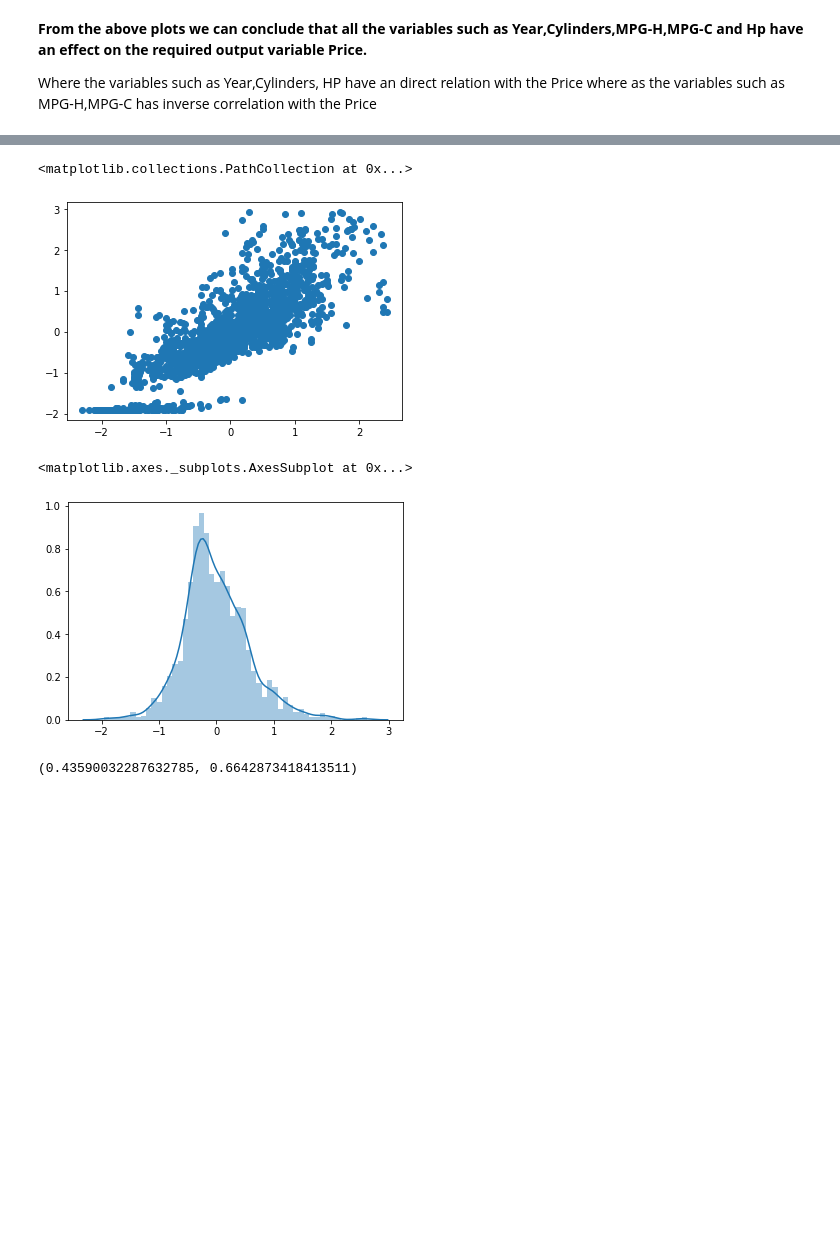
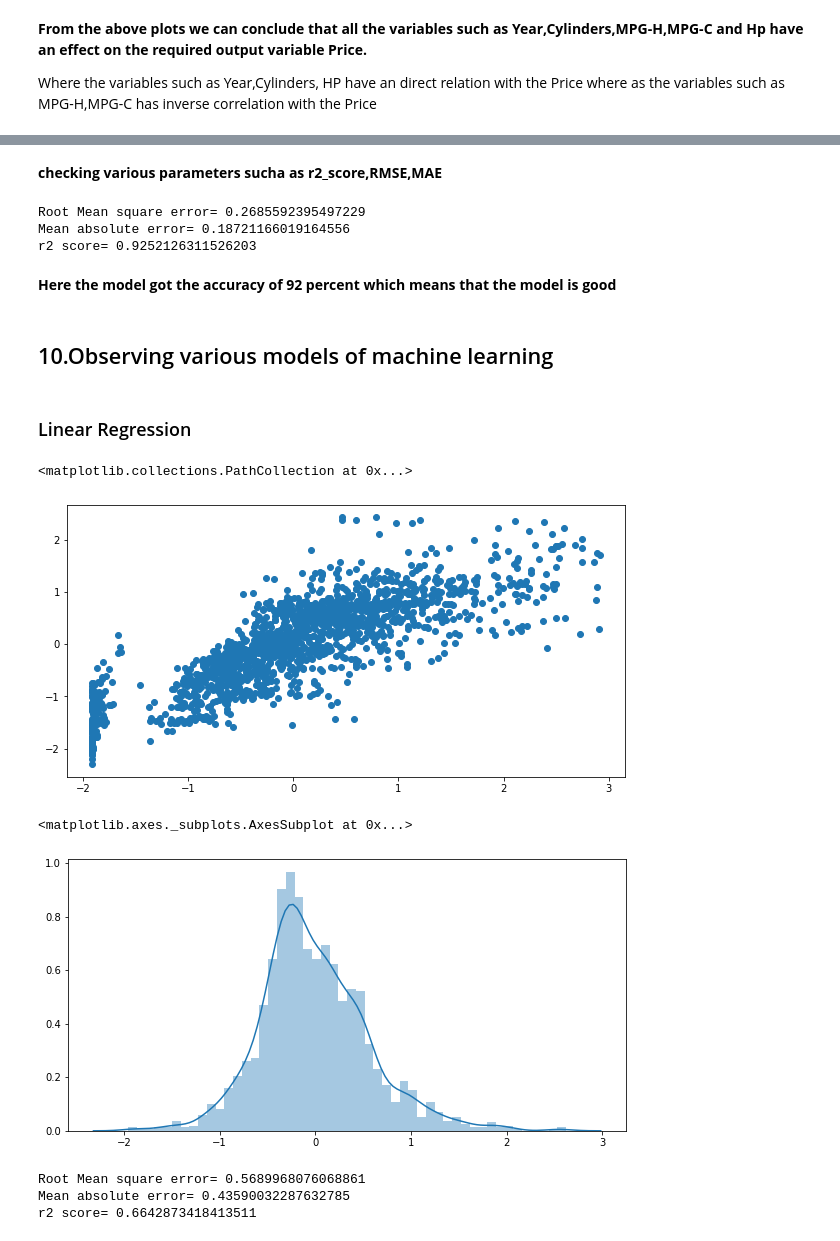
Before and after one commit to Lonewolf745/machinelearning, a Jupyter notebook: mlinternshipproject.ipynb, the cells around one changed output, grey strips where cells are left out. Cells and saved outputs as stored; diff of their text form; code cells hidden in the pictures; blank space fills up the shorter version.

```diff
--- a/mlinternshipproject.ipynb
+++ b/mlinternshipproject.ipynb
@@ -341,2 +345,8 @@ y=s.fit_transform(y.reshape(-1,1))
 from sklearn.model_selection import train_test_split
 X_train,X_test,y_train,y_test=train_test_split(X,y,test_size=0.2,random_state=0)
+# %%
+#implementing the random forest model to the traing and testing set
+from sklearn.ensemble import RandomForestRegressor
+regressor=RandomForestRegressor(n_estimators=50,random_state=0)
+regressor.fit(X_train,y_train)
+y_pred=regressor.predict(X_test)
@@ -343,19 +367,41 @@ X_train,X_test,y_train,y_test=train_test_split(X,y,test_size=0.2,random_state=0)
+# %% [markdown]
+**checking various parameters sucha as r2_score,RMSE,MAE**
+# %%
+from sklearn import metrics
+print("Root Mean square error=",np.sqrt(metrics.mean_squared_error(y_test,y_pred)))
+print("Mean absolute error=",metrics.mean_absolute_error(y_test,y_pred))
+print("r2 score=",metrics.r2_score(y_test,y_pred))
+# %% [output]
+Root Mean square error= 0.2685592395497229
+Mean absolute error= 0.18721166019164556
+r2 score= 0.9252126311526203
+# %% [markdown]
+**Here the model got the accuracy of 92 percent which means that the model is good**
+# %% [markdown]
+## 10.Observing various models of machine learning
+# %% [markdown]
+### Linear Regression
 # %%
 from sklearn.linear_model import LinearRegression
 regressor=LinearRegression()
 regressor.fit(X_train,y_train)
 y_pred=regressor.predict(X_test)
-plt.scatter(y_pred,y_test)
+plt.figure(figsize=(10,5))
+plt.scatter(y_test,y_pred)
 # %% [output]
 <matplotlib.collections.PathCollection at 0x...>
-[figure, old version]
+[figure, new version]
 # %%
+plt.figure(figsize=(10,5))
 sns.distplot(y_test-y_pred,bins=50)
 # %% [output]
 <matplotlib.axes._subplots.AxesSubplot at 0x...>
-[figure, old version]
+[figure, new version]
 # %%
-from sklearn import metrics
-metrics.mean_absolute_error(y_test,y_pred),metrics.r2_score(y_test,y_pred)
+print("Root Mean square error=",np.sqrt(metrics.mean_squared_error(y_test,y_pred)))
+print("Mean absolute error=",metrics.mean_absolute_error(y_test,y_pred))
+print("r2 score=",metrics.r2_score(y_test,y_pred))
 # %% [output]
-(0.43590032287632785, 0.6642873418413511)
+Root Mean square error= 0.5689968076068861
+Mean absolute error= 0.43590032287632785
+r2 score= 0.6642873418413511
```
Also changed, not shown: parts of 15 cells of this notebook.
